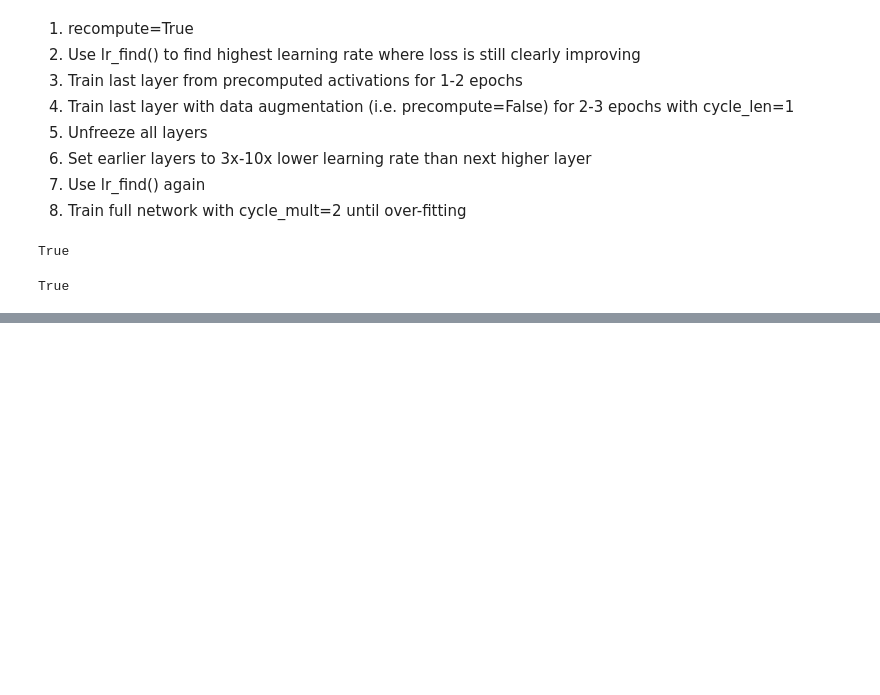
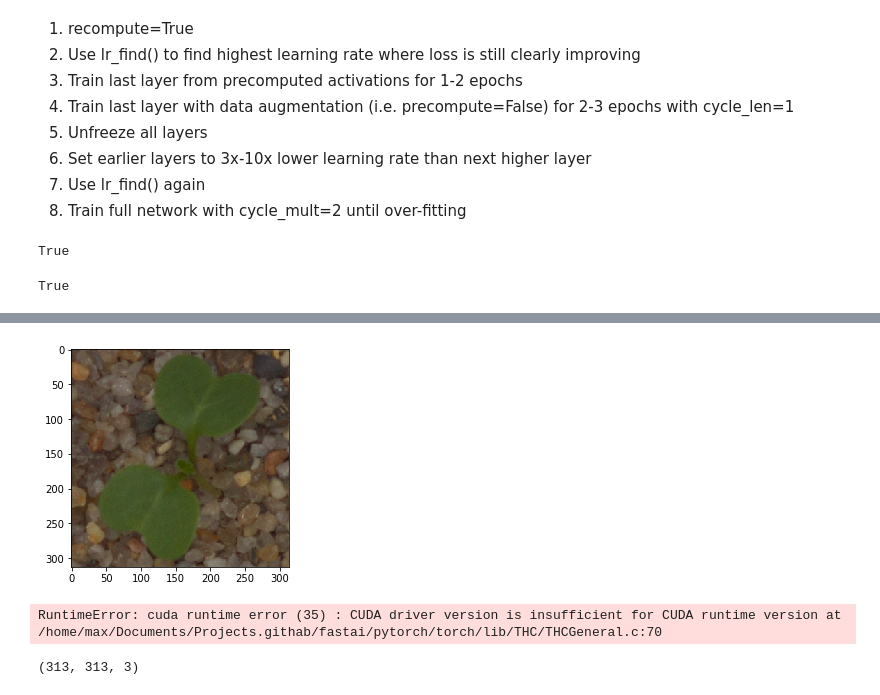
Before and after one commit to kugmax/fastai_learn, a Jupyter notebook: Plant Seedling clf.ipynb, the cells around one changed output, grey strips where cells are left out. Saved outputs shown, nothing was run; the diff lists cells and outputs as text; code cells hidden in the pictures; blank space fills up the shorter version.

```diff
--- a/Plant Seedling clf.ipynb
+++ b/Plant Seedling clf.ipynb
@@ -42,0 +63,6 @@ True
+# %%
+files = os.listdir(f'{PATH}test')
+img = plt.imread(f'{PATH}test/{files[0]}')
+plt.imshow(img);
+# %% [output]
+[figure, added]
@@ -42,0 +98,11 @@ True
+# %%
+arch=resnet34
+data = ImageClassifierData.from_paths(PATH, tfms=tfms_from_model(arch, sz))
+learn = ConvLearner.pretrained(arch, data, precompute=True)
+learn.fit(0.01, 2)
+# %% [output]
+RuntimeError: cuda runtime error (35) : CUDA driver version is insufficient for CUDA runtime version at /home/max/Documents/Projects.githab/fastai/pytorch/torch/lib/THC/THCGeneral.c:70
+# %%
+img.shape
+# %% [output]
+(313, 313, 3)
```
Also changed, not shown: parts of 6 cells of this notebook.
